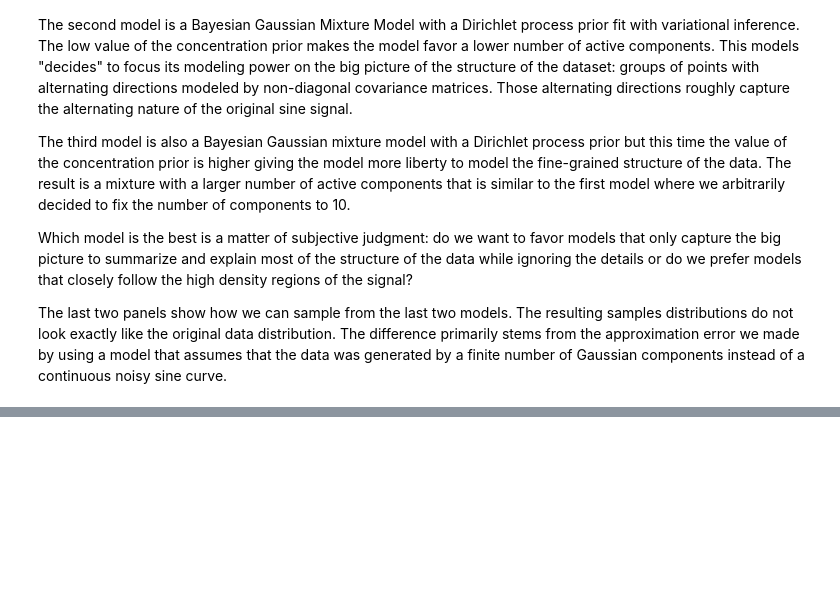
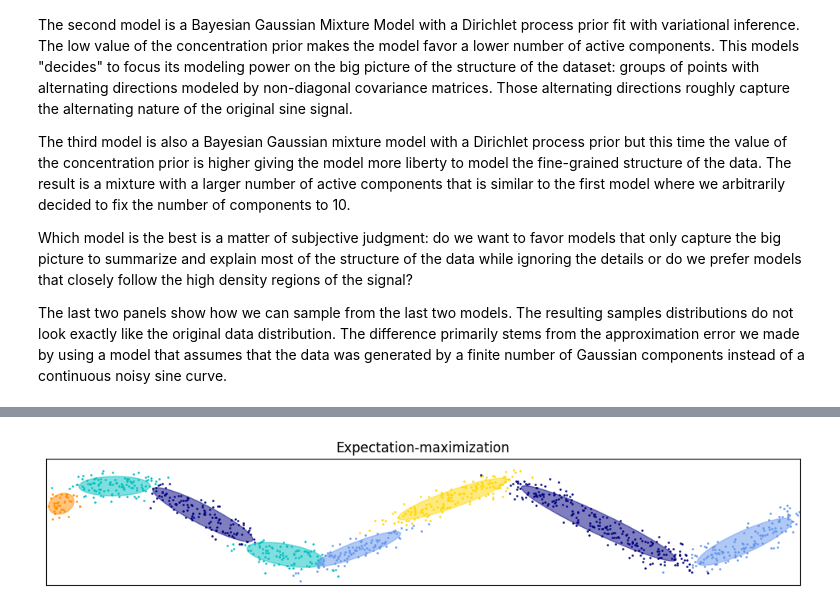
Before and after one commit to vbwanere/SEDS-in-Python, a Jupyter notebook: gmr_lib/GMR_for_sine_wave_old.ipynb, the cells around one changed output, grey strips where cells are left out. Cells and saved outputs as stored; diff of their text form; code cells hidden in the pictures; blank space fills up the shorter version.

```diff
--- a/gmr_lib/GMR_for_sine_wave_old.ipynb
+++ b/gmr_lib/GMR_for_sine_wave_old.ipynb
@@ -190,0 +97,11 @@ AttributeError: 'GaussianMixture' object has no attribute 'm'
+# %%
+# Fit a Gaussian Mixture Model:
+gmm = GaussianMixture(k=8, max_iter=350)
+gmm.fit(X)
+# %%
+plt.figure(figsize=(10, 10))
+plt.subplots_adjust(bottom=0.04, top=0.95, hspace=0.2, wspace=0.05,\
+    left=0.03, right=0.97)
+plot_results(X, gmm.predict(X), gmm.means, gmm.covariances, 0, "Expectation-maximization")
+# %% [output]
+[figure, added]
```
Also changed, not shown: parts of 13 cells of this notebook, 34 other files.
